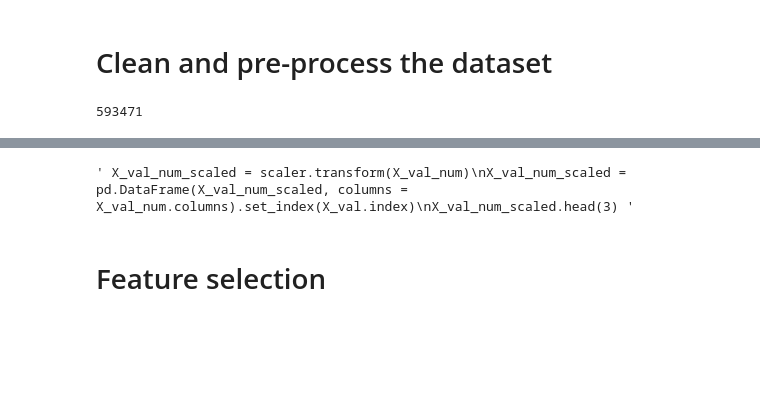
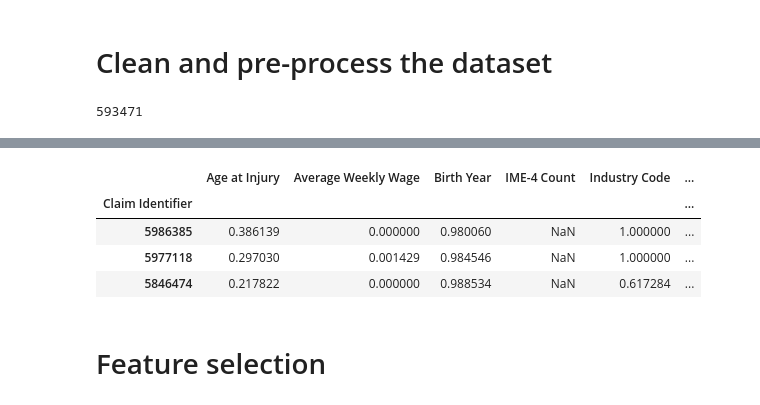
Before and after one commit to RLopes2327/Group17_ML2425, a Jupyter notebook: RL-notebook.ipynb, the cells around one changed output, grey strips where cells are left out. Cells and saved outputs as stored; diff of their text form; code cells hidden in the pictures; blank space fills up the shorter version.

```diff
--- a/RL-notebook.ipynb
+++ b/RL-notebook.ipynb
@@ -239,6 +272,10 @@ X_train_num_scaled """
 # %%
-""" X_val_num_scaled = scaler.transform(X_val_num)
+X_val_num_scaled = scaler.transform(X_val_num)
 X_val_num_scaled = pd.DataFrame(X_val_num_scaled, columns = X_val_num.columns).set_index(X_val.index)
-X_val_num_scaled.head(3) """
+X_val_num_scaled.head(3)
 # %% [output]
-' X_val_num_scaled = scaler.transform(X_val_num)\nX_val_num_scaled = pd.DataFrame(X_val_num_scaled, columns = X_val_num.columns).set_index(X_val.index)\nX_val_num_scaled.head(3) '
+|  | Age at Injury | Average Weekly Wage | Birth Year | IME-4 Count | Industry Code | ... |
+| Claim Identifier |  |  |  |  |  | ... |
+| 5986385 | 0.386139 | 0.000000 | 0.980060 | NaN | 1.000000 | ... |
+| 5977118 | 0.297030 | 0.001429 | 0.984546 | NaN | 1.000000 | ... |
+| 5846474 | 0.217822 | 0.000000 | 0.988534 | NaN | 0.617284 | ... |
```
Also changed, not shown: parts of 17 cells of this notebook.
